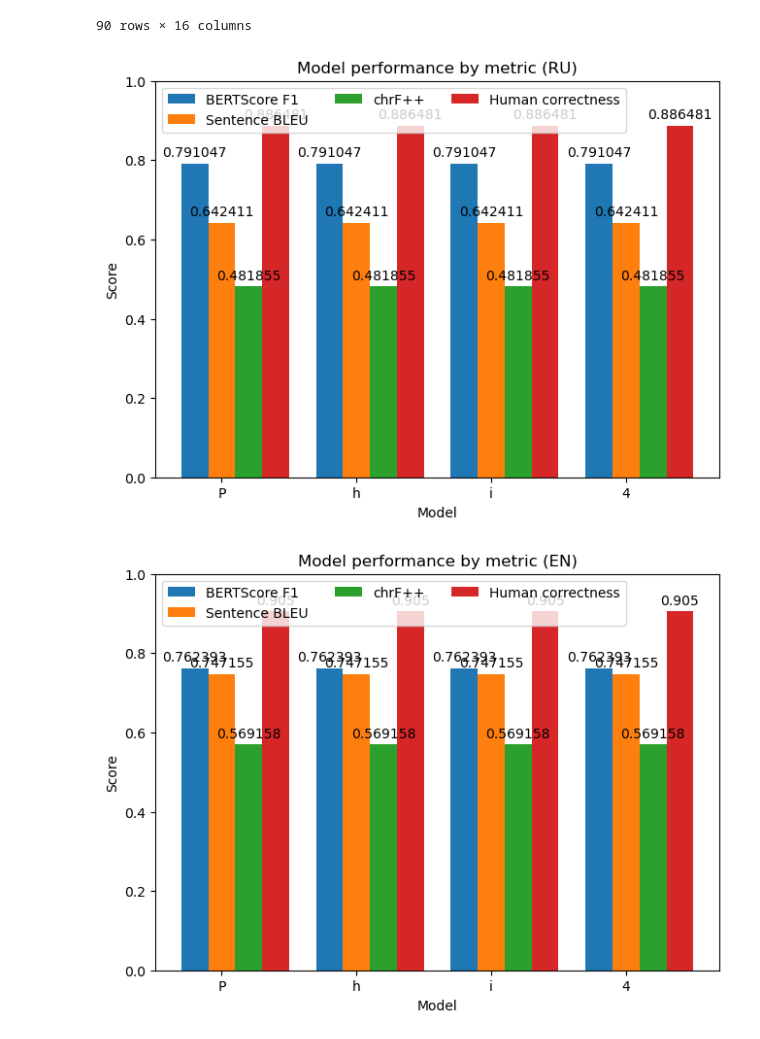
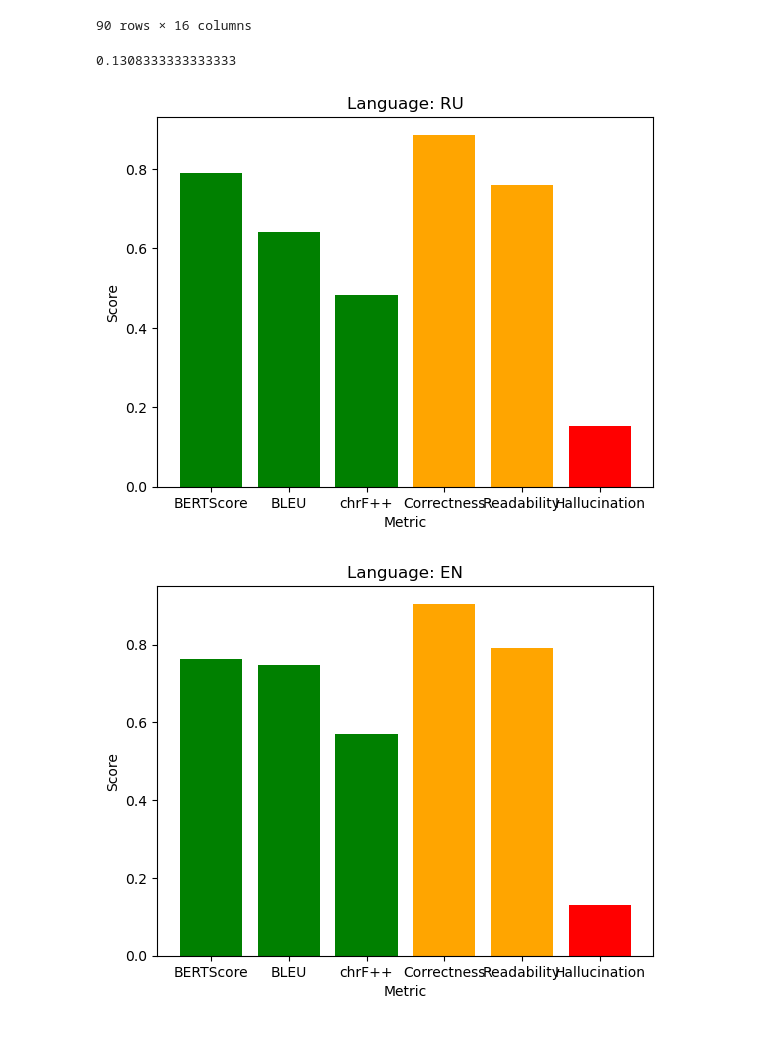
Before and after one commit to danielgg1/OZP, a Jupyter notebook: analysis.ipynb, the cells around one changed output. Drawn from its saved outputs; the diff is of its cells as text; code cells hidden in the pictures.

Commit message:
update analysis file, add final graphs

```diff
--- a/analysis.ipynb
+++ b/analysis.ipynb
@@ -432,8 +488,8 @@ print(sum(diff_chrf) / len(diff_chrf))
 # %%
-# Show all scores per language per model
 
 
-for lang, augmented_df in [("RU", ru_augmented_df), ("EN", en_augmented_df)]:
+
+for lang, augmented_df in [("RU", ru_complete_augmented_df), ("EN", en_complete_augmented_df)]:
     import matplotlib.pyplot as plt
 
     df = augmented_df.copy()
@@ -495,39 +551,26 @@ ru_complete_augmented_df
 | 88 | RU | Phi4 | NaN | 1.4 | Astronaut | Эллиот Си имеет almaMater Техасск... | ['Эллиот Си родился в Далласе и у... | Эллиот Си учился в Техасском унив... | Id309 | ... |
 | 89 | RU | Phi4 | NaN | 1.4 | Food | арем-арем имеет region Индонезия.... | ['В приготовлении арем-арем испол... | Аррем-арем - блюдо Индонезии, при... | Id965 | ... |
 90 rows × 16 columns
+# %%
+en_complete_augmented_df["Mean hallucination"].mean()
+# %% [output]
+0.1308333333333333
 # %%
-# Show all scores per language per model
+
 for lang, df in [("RU", ru_complete_augmented_df), ("EN", en_complete_augmented_df)]:
     import matplotlib.pyplot as plt
 
-    models = ("Phi4")
-    means = {
-        'BERTScore F1': df["BERTScore F1"].mean(),
-        'Sentence BLEU': df["Sentence BLEU"].mean(),
-        'chrF++': df["chrF++"].mean(),
-        'Human correctness': df["Mean correctness"].mean(),
-    }
+    fig, ax = plt.subplots()
 
-    x = np.arange(len(models))  # the label locations
-    width = 0.2  # the width of the bars
-    multiplier = 0
+    x = ["BERTScore", "BLEU", "chrF++", "Correctness", "Readability", "Hallucination"]
+    y =  [df["BERTScore F1"].mean(), df["Sentence BLEU"].mean(), df["chrF++"].mean(), df["Mean correctness"].mean(), df["Mean readability"].mean(), df["Mean hallucination"].mean()]
 
-    fig, ax = plt.subplots(layout='constrained')
-
-    for attribute, measurement in means.items():
-        offset = width * multiplier
-        rects = ax.bar(x + offset, measurement, width, label=attribute)
-        ax.bar_label(rects, padding=3)
-        multiplier += 1
-
-    ax.set_ylabel('Score')
-    ax.set_xlabel("Model")
-    ax.set_title(f'Model performance by metric ({lang})')
-    ax.set_xticks(x + width, models)
-    ax.legend(loc='upper left', ncol = 3)
-    ax.set_ylim(0, 1)
-
+    colors = ['green', 'green', 'green', 'orange', 'orange', 'red']
+    ax.bar(x, y, color=colors)
+    plt.title(f"Language: {lang}")
+    plt.xlabel("Metric")
+    plt.ylabel("Score")
     plt.show()
 # %% [output]
-[figure, old version]
+[figure, new version]
-[figure, old version]
+[figure, new version]
```
Also changed, not shown: parts of 10 cells of this notebook, 6 other files.
